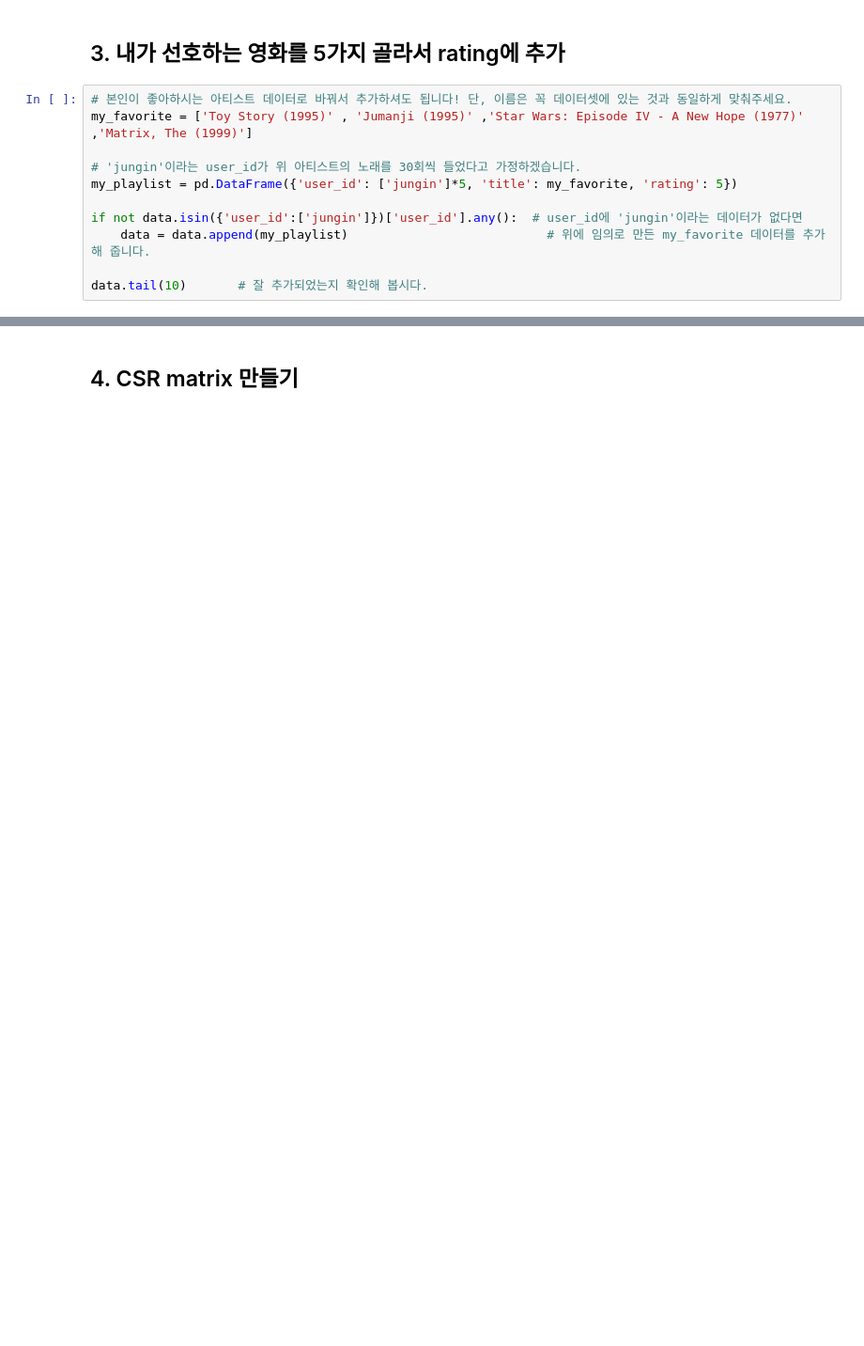
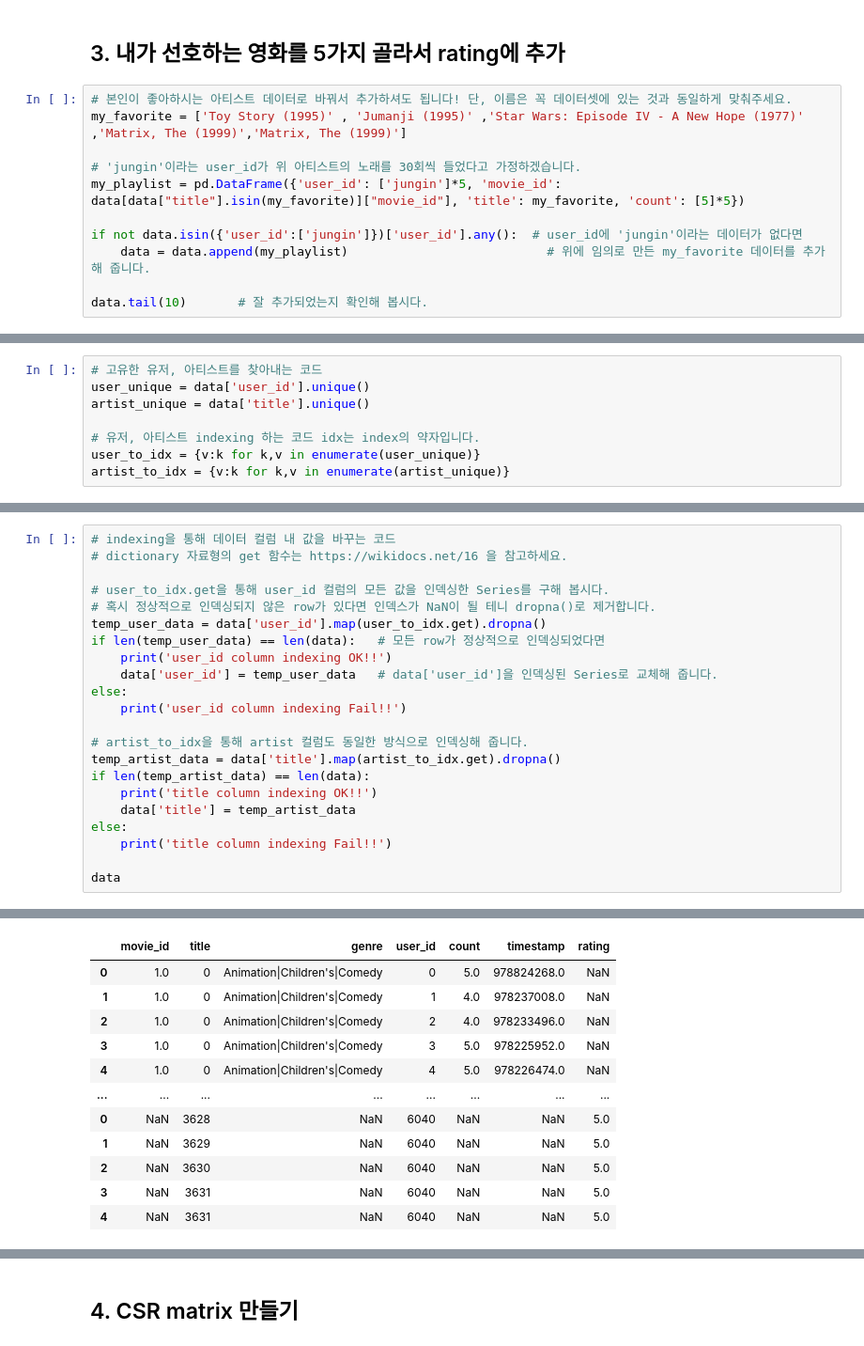
Before and after one commit to inistory/AIFFEL, a Jupyter notebook: E09/E09.ipynb, the cells around one changed output, grey strips where cells are left out. Shown at 94% size. Cells and saved outputs as stored; diff of their text form; blank space fills up the shorter version.

```diff
--- a/E09/E09.ipynb
+++ b/E09/E09.ipynb
@@ -125,10 +125,10 @@ Name: title, dtype: float64
 ## 3. 내가 선호하는 영화를 5가지 골라서 rating에 추가
 # %%
 # 본인이 좋아하시는 아티스트 데이터로 바꿔서 추가하셔도 됩니다! 단, 이름은 꼭 데이터셋에 있는 것과 동일하게 맞춰주세요.
-my_favorite = ['Toy Story (1995)' , 'Jumanji (1995)' ,'Star Wars: Episode IV - A New Hope (1977)' ,'Matrix, The (1999)']
+my_favorite = ['Toy Story (1995)' , 'Jumanji (1995)' ,'Star Wars: Episode IV - A New Hope (1977)' ,'Matrix, The (1999)','Matrix, The (1999)']
 
 # 'jungin'이라는 user_id가 위 아티스트의 노래를 30회씩 들었다고 가정하겠습니다.
-my_playlist = pd.DataFrame({'user_id': ['jungin']*5, 'title': my_favorite, 'rating': 5})
+my_playlist = pd.DataFrame({'user_id': ['jungin']*5, 'movie_id': data[data["title"].isin(my_favorite)]["movie_id"], 'title': my_favorite, 'count': [5]*5})
 
 if not data.isin({'user_id':['jungin']})['user_id'].any():  # user_id에 'jungin'이라는 데이터가 없다면
     data = data.append(my_playlist)                           # 위에 임의로 만든 my_favorite 데이터를 추가해 줍니다.
@@ -148,0 +139,8 @@ data.tail(10)       # 잘 추가되었는지 확인해 봅시다.
+# %%
+# 고유한 유저, 아티스트를 찾아내는 코드
+user_unique = data['user_id'].unique()
+artist_unique = data['title'].unique()
+
+# 유저, 아티스트 indexing 하는 코드 idx는 index의 약자입니다.
+user_to_idx = {v:k for k,v in enumerate(user_unique)}
+artist_to_idx = {v:k for k,v in enumerate(artist_unique)}
@@ -148,0 +154,23 @@ data.tail(10)       # 잘 추가되었는지 확인해 봅시다.
+# %%
+# indexing을 통해 데이터 컬럼 내 값을 바꾸는 코드
+# dictionary 자료형의 get 함수는 https://wikidocs.net/16 을 참고하세요.
+
+# user_to_idx.get을 통해 user_id 컬럼의 모든 값을 인덱싱한 Series를 구해 봅시다.
+# 혹시 정상적으로 인덱싱되지 않은 row가 있다면 인덱스가 NaN이 될 테니 dropna()로 제거합니다.
+temp_user_data = data['user_id'].map(user_to_idx.get).dropna()
+if len(temp_user_data) == len(data):   # 모든 row가 정상적으로 인덱싱되었다면
+    print('user_id column indexing OK!!')
+    data['user_id'] = temp_user_data   # data['user_id']을 인덱싱된 Series로 교체해 줍니다.
+else:
+    print('user_id column indexing Fail!!')
+
+# artist_to_idx을 통해 artist 컬럼도 동일한 방식으로 인덱싱해 줍니다.
+temp_artist_data = data['title'].map(artist_to_idx.get).dropna()
+if len(temp_artist_data) == len(data):
+    print('title column indexing OK!!')
+    data['title'] = temp_artist_data
+else:
+    print('title column indexing Fail!!')
+
+data
+# %% [output]
@@ -148,0 +179,12 @@ data.tail(10)       # 잘 추가되었는지 확인해 봅시다.
+|  | movie_id | title | genre | user_id | count | timestamp | rating |
+| 0 | 1.0 | 0 | Animation|Children's|Comedy | 0 | 5.0 | 978824268.0 | NaN |
+| 1 | 1.0 | 0 | Animation|Children's|Comedy | 1 | 4.0 | 978237008.0 | NaN |
+| 2 | 1.0 | 0 | Animation|Children's|Comedy | 2 | 4.0 | 978233496.0 | NaN |
+| 3 | 1.0 | 0 | Animation|Children's|Comedy | 3 | 5.0 | 978225952.0 | NaN |
+| 4 | 1.0 | 0 | Animation|Children's|Comedy | 4 | 5.0 | 978226474.0 | NaN |
+| ... | ... | ... | ... | ... | ... | ... | ... |
+| 0 | NaN | 3628 | NaN | 6040 | NaN | NaN | 5.0 |
+| 1 | NaN | 3629 | NaN | 6040 | NaN | NaN | 5.0 |
+| 2 | NaN | 3630 | NaN | 6040 | NaN | NaN | 5.0 |
+| 3 | NaN | 3631 | NaN | 6040 | NaN | NaN | 5.0 |
+| 4 | NaN | 3631 | NaN | 6040 | NaN | NaN | 5.0 |
```
Also changed, not shown: parts of 16 cells of this notebook, 4 other files.
